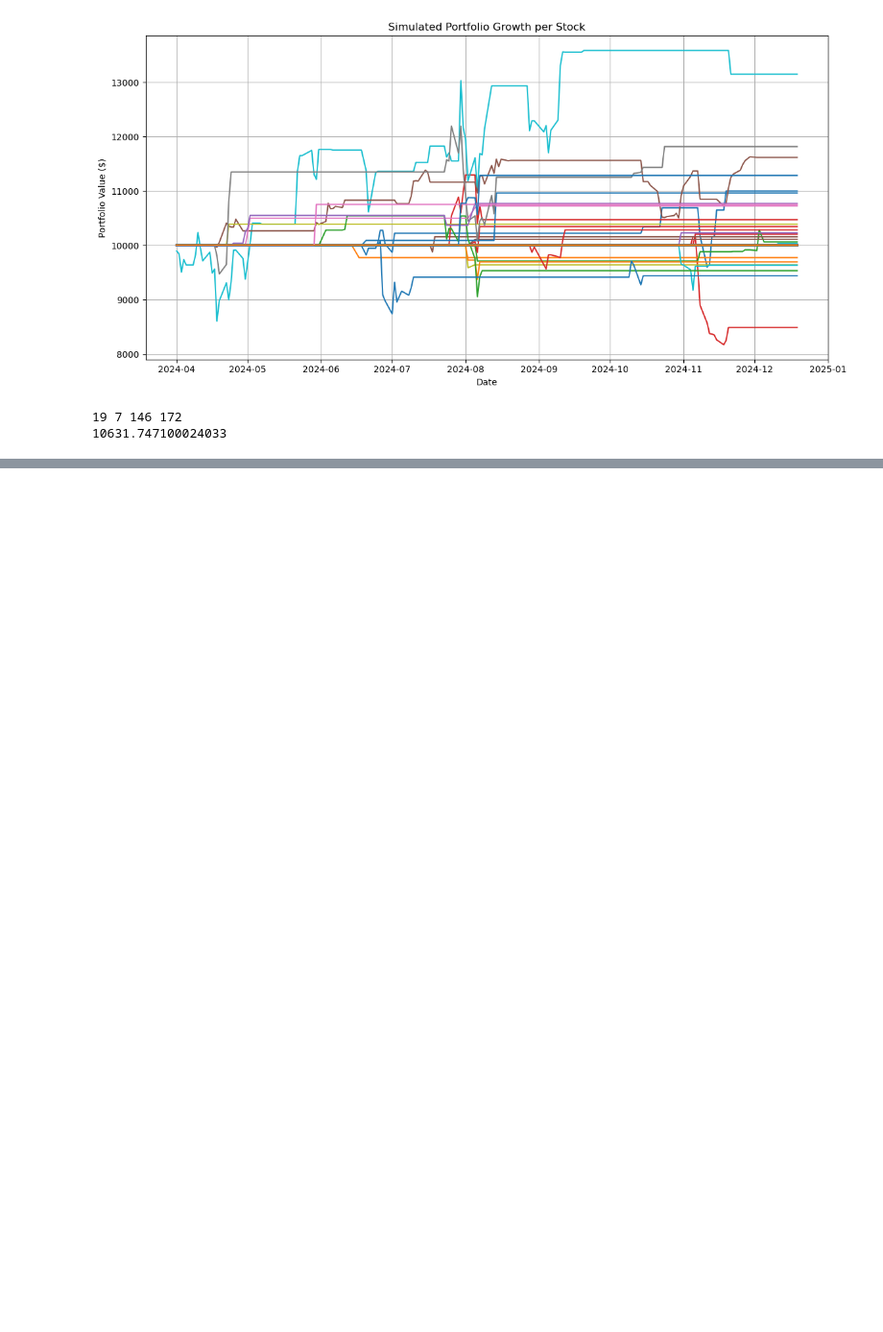
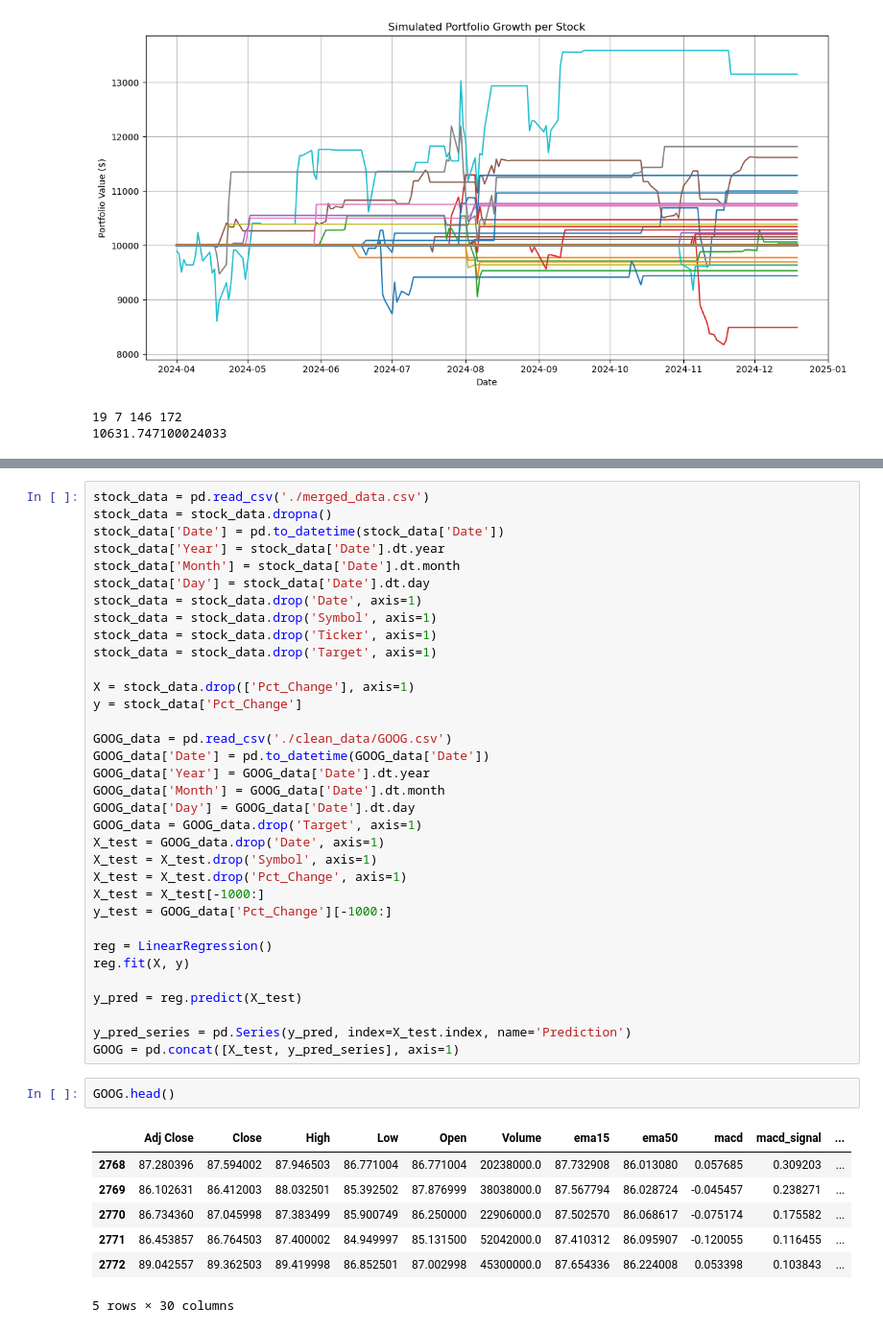
Before and after one commit to elijahmccauley/CX4240_Weather_and_Stocks, a Jupyter notebook: standard_staock.ipynb, the cells around one changed output, grey strips where cells are left out. Shown at 96% size. Drawn from its saved outputs; the diff is of its cells as text; blank space fills up the shorter version.

```diff
--- a/standard_staock.ipynb
+++ b/standard_staock.ipynb
@@ -968,0 +990,44 @@ print(total_change)
+# %%
+stock_data = pd.read_csv('./merged_data.csv')
+stock_data = stock_data.dropna()
+stock_data['Date'] = pd.to_datetime(stock_data['Date'])
+stock_data['Year'] = stock_data['Date'].dt.year
+stock_data['Month'] = stock_data['Date'].dt.month
+stock_data['Day'] = stock_data['Date'].dt.day
+stock_data = stock_data.drop('Date', axis=1)
+stock_data = stock_data.drop('Symbol', axis=1)
+stock_data = stock_data.drop('Ticker', axis=1)
+stock_data = stock_data.drop('Target', axis=1)
+
+X = stock_data.drop(['Pct_Change'], axis=1)
+y = stock_data['Pct_Change']
+
+GOOG_data = pd.read_csv('./clean_data/GOOG.csv')
+GOOG_data['Date'] = pd.to_datetime(GOOG_data['Date'])
+GOOG_data['Year'] = GOOG_data['Date'].dt.year
+GOOG_data['Month'] = GOOG_data['Date'].dt.month
+GOOG_data['Day'] = GOOG_data['Date'].dt.day
+GOOG_data = GOOG_data.drop('Target', axis=1)
+X_test = GOOG_data.drop('Date', axis=1)
+X_test = X_test.drop('Symbol', axis=1)
+X_test = X_test.drop('Pct_Change', axis=1)
+X_test = X_test[-1000:]
+y_test = GOOG_data['Pct_Change'][-1000:]
+
+reg = LinearRegression()
+reg.fit(X, y)
+
+y_pred = reg.predict(X_test)
+
+y_pred_series = pd.Series(y_pred, index=X_test.index, name='Prediction')
+GOOG = pd.concat([X_test, y_pred_series], axis=1)
+# %%
+GOOG.head()
+# %% [output]
+|  | Adj Close | Close | High | Low | Open | Volume | ema15 | ema50 | macd | macd_signal | ... |
+| 2768 | 87.280396 | 87.594002 | 87.946503 | 86.771004 | 86.771004 | 20238000.0 | 87.732908 | 86.013080 | 0.057685 | 0.309203 | ... |
+| 2769 | 86.102631 | 86.412003 | 88.032501 | 85.392502 | 87.876999 | 38038000.0 | 87.567794 | 86.028724 | -0.045457 | 0.238271 | ... |
+| 2770 | 86.734360 | 87.045998 | 87.383499 | 85.900749 | 86.250000 | 22906000.0 | 87.502570 | 86.068617 | -0.075174 | 0.175582 | ... |
+| 2771 | 86.453857 | 86.764503 | 87.400002 | 84.949997 | 85.131500 | 52042000.0 | 87.410312 | 86.095907 | -0.120055 | 0.116455 | ... |
+| 2772 | 89.042557 | 89.362503 | 89.419998 | 86.852501 | 87.002998 | 45300000.0 | 87.654336 | 86.224008 | 0.053398 | 0.103843 | ... |
+5 rows × 30 columns
```
Also changed, not shown: parts of 4 cells of this notebook.
